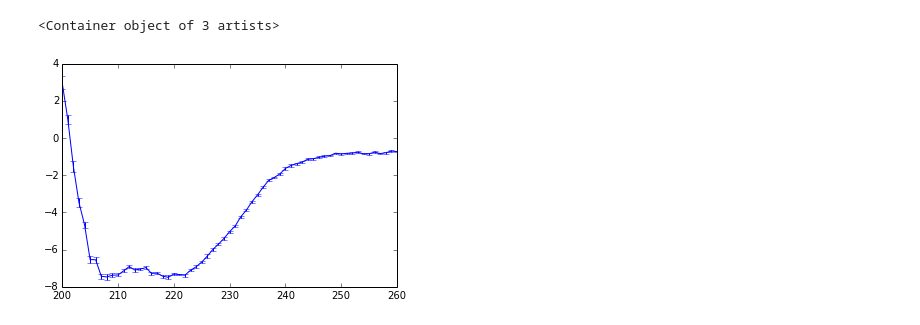
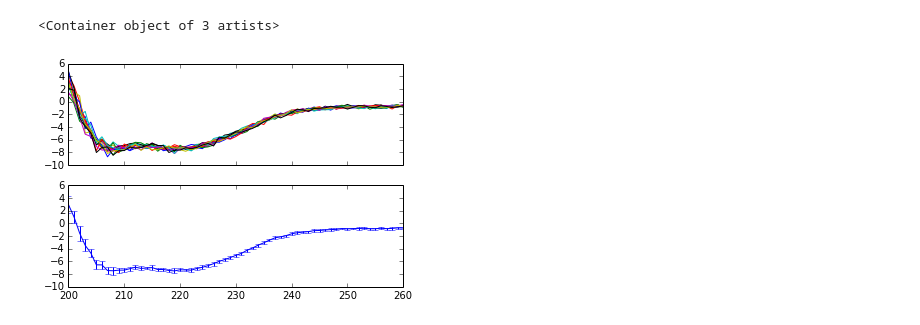
Before and after one commit to SpectralGroup/spectraplotpy, a Jupyter notebook: examples/errorbar.ipynb, the cells around one changed output. Cells and saved outputs as stored; diff of their text form; code cells hidden in the pictures.

Commit message:
Added `Spectrum.errorfill()` which shades the error region.
Also added example IPython notebook.

```diff
--- a/examples/errorbar.ipynb
+++ b/examples/errorbar.ipynb
@@ -7,9 +11,15 @@ from glob import glob
 # %%
 #load files
 files = glob('../sampledata/01-CD-Aviv62DS/PEP-average/4RNSX.*')
 spectra = [ spp.Spectrum(spp.AvivImporter(f).dataset) for f in files]
-avg = spp.average_spectra(*spectra)
-avg.errorbar()
+
+# Two subplots, unpack the axes array immediately
+f, (ax1, ax2) = plt.subplots(2, 1, sharex=True)
+
+for s in spectra:
+    s.plot(axes=ax1)
+avg = spp.average_spectra(*spectra, error_type='st_dev')
+avg.errorbar(axes=ax2)
 # %% [output]
 <Container object of 3 artists>
-[figure, old version]
+[figure, new version]
```
Also changed, not shown: parts of 2 cells of this notebook, 1 other file.
